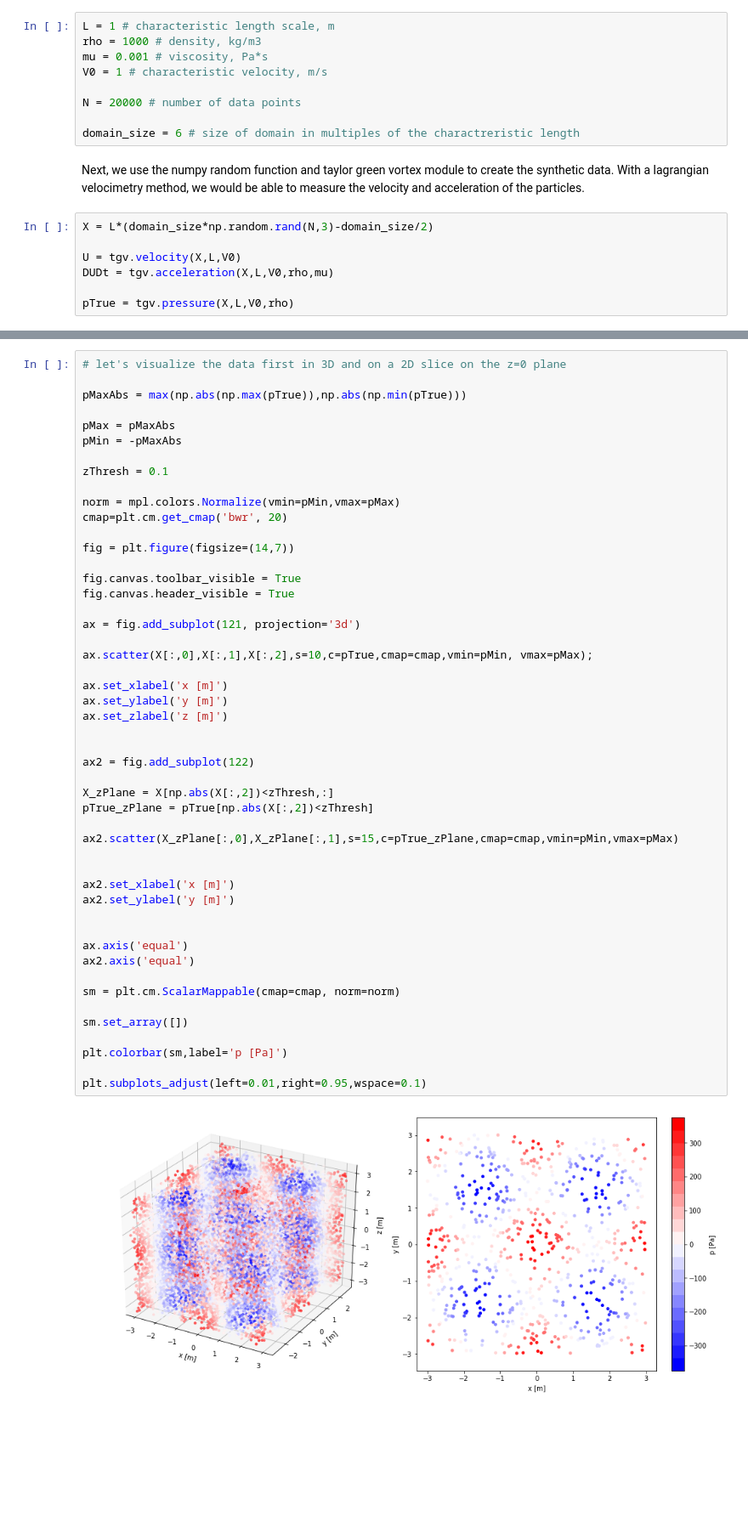
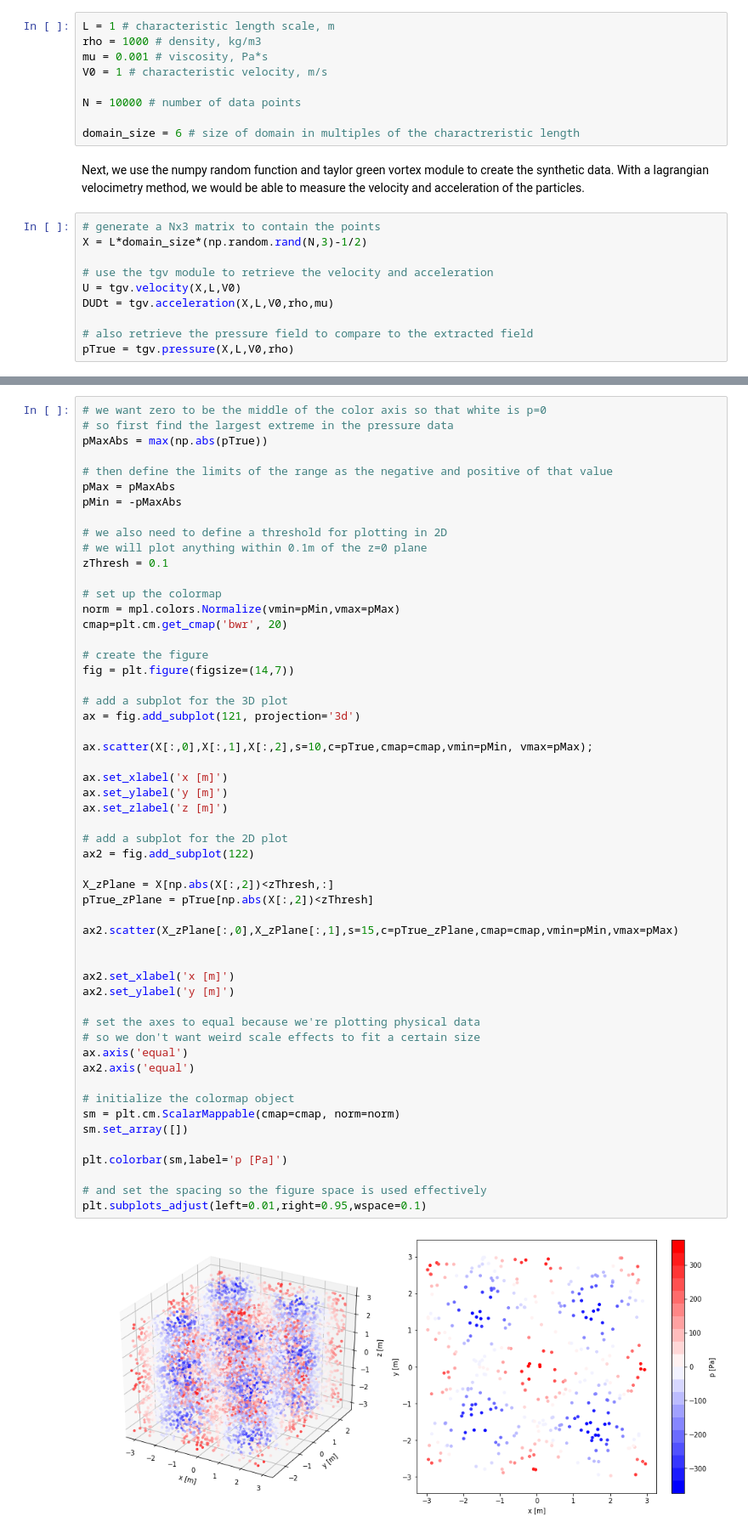
Before and after one commit to njneeteson/LagrangianPressureExtraction, a Jupyter notebook: Lagrangian Pressure Extraction.ipynb, the cells around one changed output, grey strips where cells are left out. Shown: that part at 85% size. Cells and saved outputs as stored; diff of their text form; blank space fills up the shorter version.

```diff
--- a/Lagrangian Pressure Extraction.ipynb
+++ b/Lagrangian Pressure Extraction.ipynb
@@ -33,16 +34,19 @@ rho = 1000 # density, kg/m3
 mu = 0.001 # viscosity, Pa*s
 V0 = 1 # characteristic velocity, m/s
 
-N = 20000 # number of data points
+N = 10000 # number of data points
 
 domain_size = 6 # size of domain in multiples of the charactreristic length
 # %% [markdown]
 Next, we use the numpy random function and taylor green vortex module to create the synthetic data.
 With a lagrangian velocimetry method, we would be able to measure the velocity and acceleration of the particles.
 # %%
-X = L*(domain_size*np.random.rand(N,3)-domain_size/2)
+# generate a Nx3 matrix to contain the points
+X = L*domain_size*(np.random.rand(N,3)-1/2)
 
+# use the tgv module to retrieve the velocity and acceleration
 U = tgv.velocity(X,L,V0)
 DUDt = tgv.acceleration(X,L,V0,rho,mu)
 
+# also retrieve the pressure field to compare to the extracted field
 pTrue = tgv.pressure(X,L,V0,rho)
@@ -49,51 +55,56 @@ pTrue = tgv.pressure(X,L,V0,rho)
 # %%
-# let's visualize the data first in 3D and on a 2D slice on the z=0 plane
+# we want zero to be the middle of the color axis so that white is p=0
+# so first find the largest extreme in the pressure data
+pMaxAbs = max(np.abs(pTrue))
 
-pMaxAbs = max(np.abs(np.max(pTrue)),np.abs(np.min(pTrue)))
-
+# then define the limits of the range as the negative and positive of that value
 pMax = pMaxAbs
 pMin = -pMaxAbs
 
+# we also need to define a threshold for plotting in 2D
+# we will plot anything within 0.1m of the z=0 plane
 zThresh = 0.1
 
+# set up the colormap
 norm = mpl.colors.Normalize(vmin=pMin,vmax=pMax)
 cmap=plt.cm.get_cmap('bwr', 20)
 
+# create the figure
 fig = plt.figure(figsize=(14,7))
 
-fig.canvas.toolbar_visible = True
-fig.canvas.header_visible = True
-
+# add a subplot for the 3D plot
 ax = fig.add_subplot(121, projection='3d')
 
 ax.scatter(X[:,0],X[:,1],X[:,2],s=10,c=pTrue,cmap=cmap,vmin=pMin, vmax=pMax);
 
 ax.set_xlabel('x [m]')
 ax.set_ylabel('y [m]')
 ax.set_zlabel('z [m]')
 
-
+# add a subplot for the 2D plot
 ax2 = fig.add_subplot(122)
 
 X_zPlane = X[np.abs(X[:,2])<zThresh,:]
 pTrue_zPlane = pTrue[np.abs(X[:,2])<zThresh]
 
 ax2.scatter(X_zPlane[:,0],X_zPlane[:,1],s=15,c=pTrue_zPlane,cmap=cmap,vmin=pMin,vmax=pMax)
 
 
 ax2.set_xlabel('x [m]')
 ax2.set_ylabel('y [m]')
 
-
+# set the axes to equal because we're plotting physical data
+# so we don't want weird scale effects to fit a certain size
 ax.axis('equal')
 ax2.axis('equal')
 
+# initialize the colormap object
 sm = plt.cm.ScalarMappable(cmap=cmap, norm=norm)
-
 sm.set_array([])
 
 plt.colorbar(sm,label='p [Pa]')
 
+# and set the spacing so the figure space is used effectively
 plt.subplots_adjust(left=0.01,right=0.95,wspace=0.1)
 # %% [output]
-[figure, old version]
+[figure, new version]
```
Also changed, not shown: parts of 19 cells of this notebook, 2 other files.
